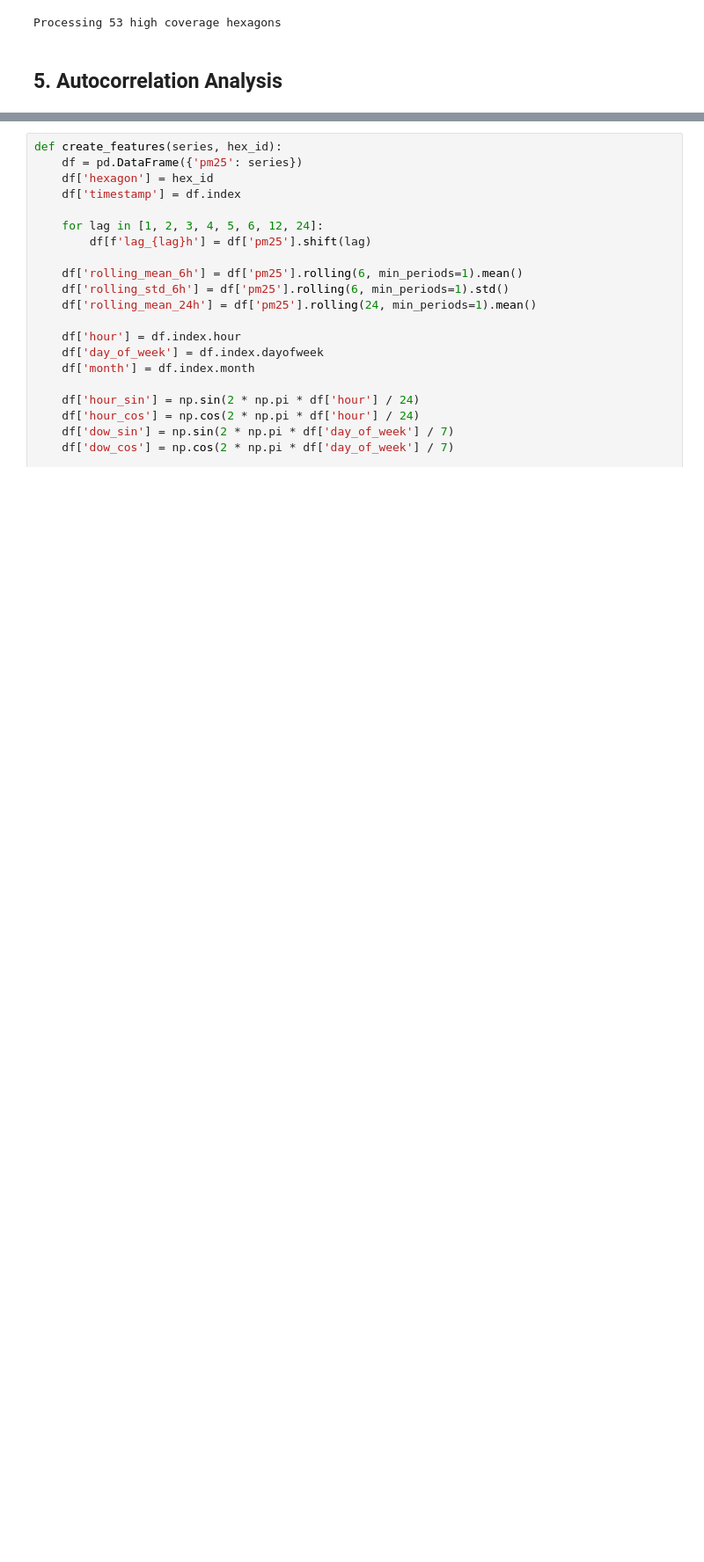
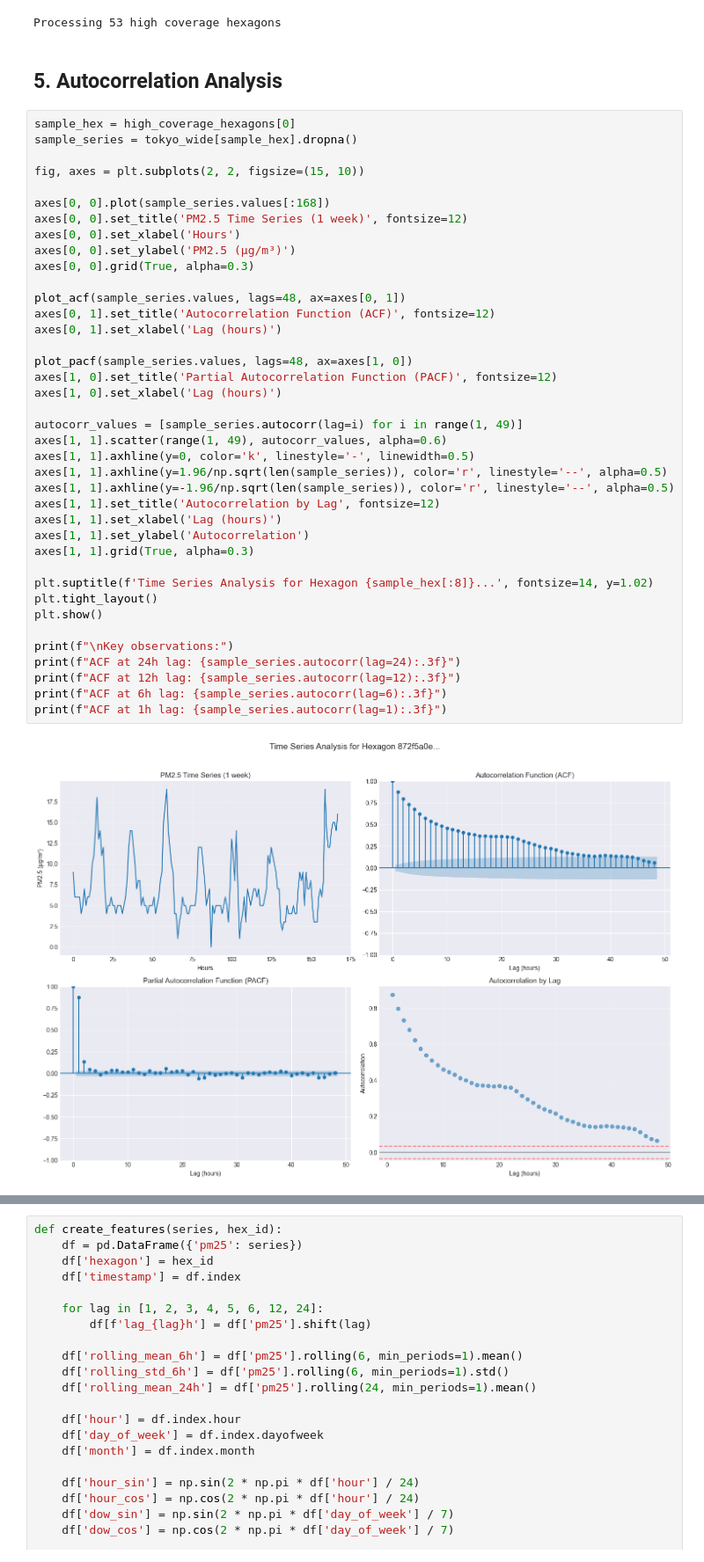
Before and after one commit to Bard89/smoglens, a Jupyter notebook: voi/V1_enrichement_OPEANAQ_OPENMETEO_JARTIC/pm25_ar_analysis.ipynb, the cells around one changed output, grey strips where cells are left out. Shown at 88% size. Cells and saved outputs as stored; diff of their text form; blank space fills up the shorter version.

Commit message:
add autocorrelation

```diff
--- a/voi/V1_enrichement_OPEANAQ_OPENMETEO_JARTIC/pm25_ar_analysis.ipynb
+++ b/voi/V1_enrichement_OPEANAQ_OPENMETEO_JARTIC/pm25_ar_analysis.ipynb
@@ -150,3 +150,44 @@ featured_df = pd.concat(featured_data, ignore_index=True)
 Processing 53 high coverage hexagons
 # %% [markdown]
 ## 5. Autocorrelation Analysis
+# %%
+sample_hex = high_coverage_hexagons[0]
+sample_series = tokyo_wide[sample_hex].dropna()
+
+fig, axes = plt.subplots(2, 2, figsize=(15, 10))
+
+axes[0, 0].plot(sample_series.values[:168])
+axes[0, 0].set_title('PM2.5 Time Series (1 week)', fontsize=12)
+axes[0, 0].set_xlabel('Hours')
+axes[0, 0].set_ylabel('PM2.5 (μg/m³)')
+axes[0, 0].grid(True, alpha=0.3)
+
+plot_acf(sample_series.values, lags=48, ax=axes[0, 1])
+axes[0, 1].set_title('Autocorrelation Function (ACF)', fontsize=12)
+axes[0, 1].set_xlabel('Lag (hours)')
+
+plot_pacf(sample_series.values, lags=48, ax=axes[1, 0])
+axes[1, 0].set_title('Partial Autocorrelation Function (PACF)', fontsize=12)
+axes[1, 0].set_xlabel('Lag (hours)')
+
+autocorr_values = [sample_series.autocorr(lag=i) for i in range(1, 49)]
+axes[1, 1].scatter(range(1, 49), autocorr_values, alpha=0.6)
+axes[1, 1].axhline(y=0, color='k', linestyle='-', linewidth=0.5)
+axes[1, 1].axhline(y=1.96/np.sqrt(len(sample_series)), color='r', linestyle='--', alpha=0.5)
+axes[1, 1].axhline(y=-1.96/np.sqrt(len(sample_series)), color='r', linestyle='--', alpha=0.5)
+axes[1, 1].set_title('Autocorrelation by Lag', fontsize=12)
+axes[1, 1].set_xlabel('Lag (hours)')
+axes[1, 1].set_ylabel('Autocorrelation')
+axes[1, 1].grid(True, alpha=0.3)
+
+plt.suptitle(f'Time Series Analysis for Hexagon {sample_hex[:8]}...', fontsize=14, y=1.02)
+plt.tight_layout()
+plt.show()
+
+print(f"\nKey observations:")
+print(f"ACF at 24h lag: {sample_series.autocorr(lag=24):.3f}")
+print(f"ACF at 12h lag: {sample_series.autocorr(lag=12):.3f}")
+print(f"ACF at 6h lag: {sample_series.autocorr(lag=6):.3f}")
+print(f"ACF at 1h lag: {sample_series.autocorr(lag=1):.3f}")
+# %% [output]
+[figure, added]
```
Also changed, not shown: parts of 1 cell of this notebook.
